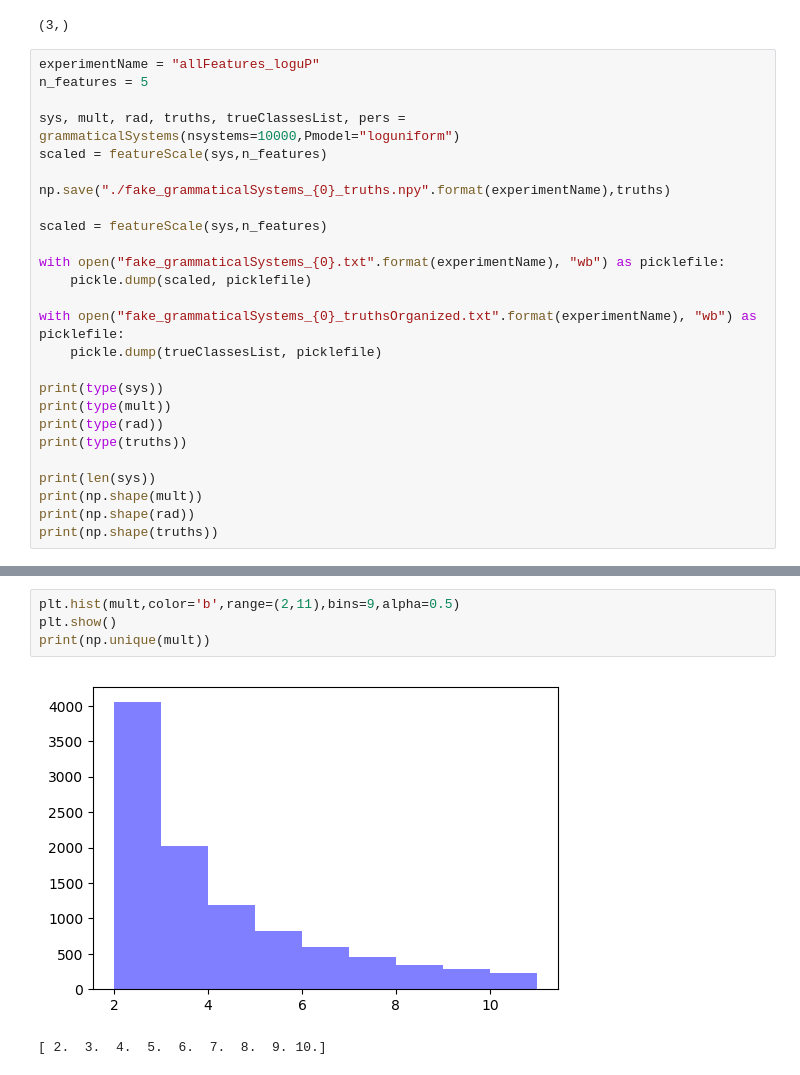
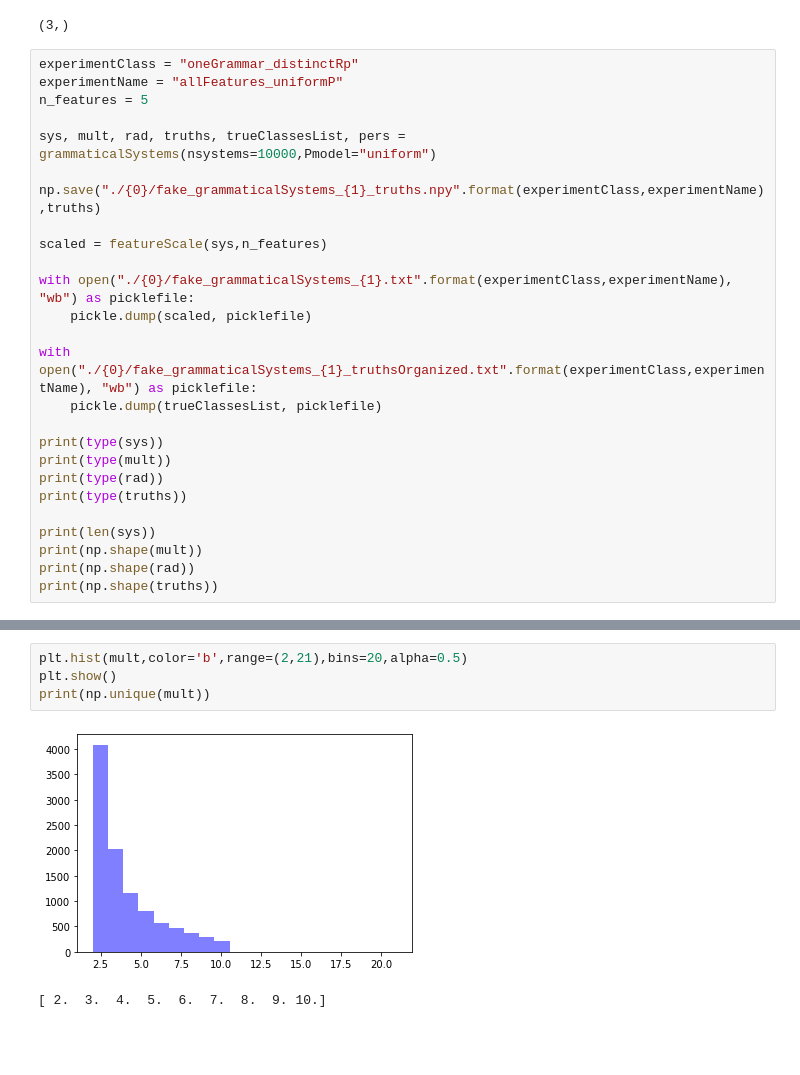
Before and after one commit to esandford/mmi-tagger, a Jupyter notebook: planettagger/simulatedPlanets/makeFakeTrainingSet.ipynb, the cells around one changed output, grey strips where cells are left out. Cells and saved outputs as stored; diff of their text form; blank space fills up the shorter version.

Commit message:
latest makeFakeTrainingSet

```diff
--- a/planettagger/simulatedPlanets/makeFakeTrainingSet.ipynb
+++ b/planettagger/simulatedPlanets/makeFakeTrainingSet.ipynb
@@ -602,20 +630,20 @@ print(np.shape(np.mean(test,axis=0)))
 # %% [output]
 (3,)
 # %%
-experimentName = "allFeatures_loguP"
+experimentClass = "oneGrammar_distinctRp"
+experimentName = "allFeatures_uniformP"
 n_features = 5
 
-sys, mult, rad, truths, trueClassesList, pers = grammaticalSystems(nsystems=10000,Pmodel="loguniform")
-scaled = featureScale(sys,n_features)
+sys, mult, rad, truths, trueClassesList, pers = grammaticalSystems(nsystems=10000,Pmodel="uniform")
 
-np.save("./fake_grammaticalSystems_{0}_truths.npy".format(experimentName),truths)
+np.save("./{0}/fake_grammaticalSystems_{1}_truths.npy".format(experimentClass,experimentName),truths)
 
 scaled = featureScale(sys,n_features)
 
-with open("fake_grammaticalSystems_{0}.txt".format(experimentName), "wb") as picklefile:
+with open("./{0}/fake_grammaticalSystems_{1}.txt".format(experimentClass,experimentName), "wb") as picklefile:
     pickle.dump(scaled, picklefile)
 
-with open("fake_grammaticalSystems_{0}_truthsOrganized.txt".format(experimentName), "wb") as picklefile:
+with open("./{0}/fake_grammaticalSystems_{1}_truthsOrganized.txt".format(experimentClass,experimentName), "wb") as picklefile:
     pickle.dump(trueClassesList, picklefile)
 
 print(type(sys))
@@ -699,7 +735,7 @@ print(scaledPer[np.isnan(scaledPer)])
 # %%
-plt.hist(mult,color='b',range=(2,11),bins=9,alpha=0.5)
+plt.hist(mult,color='b',range=(2,21),bins=20,alpha=0.5)
 plt.show()
 print(np.unique(mult))
 # %% [output]
-[figure, old version]
+[figure, new version]
 [ 2.  3.  4.  5.  6.  7.  8.  9. 10.]
```
Also changed, not shown: parts of 10 cells of this notebook.
